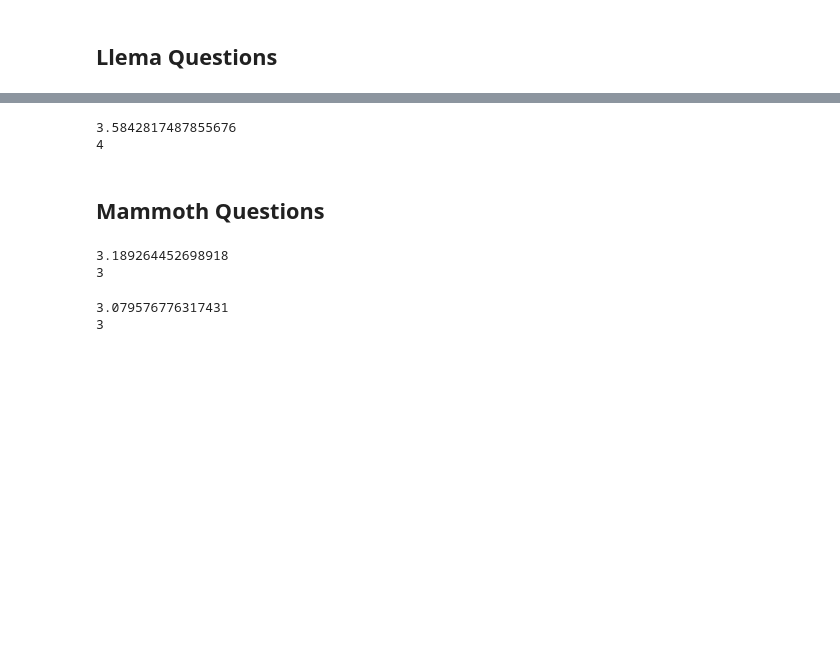
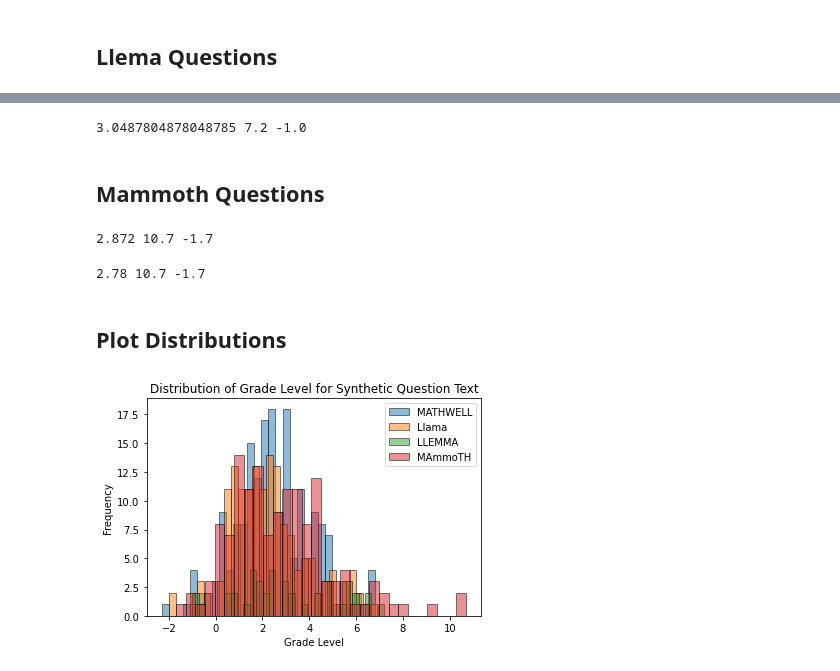
Before and after one commit to bryanchrist/llama2-70b, a Jupyter notebook: reading_level.ipynb, the cells around one changed output, grey strips where cells are left out. Cells and saved outputs as stored; diff of their text form; code cells hidden in the pictures; blank space fills up the shorter version.

```diff
--- a/reading_level.ipynb
+++ b/reading_level.ipynb
@@ -157,8 +133,5 @@ print(fk.grade_level)
 # %%
 mathwell_good = pd.read_csv('data/mathwell_good.csv')
-text = combine_questions(mathwell_good)
-r = Readability(text)
-fk = r.flesch_kincaid()
-print(fk.score)
-print(fk.grade_level)
+mathwell_good_grades = readability(mathwell_good)
+print(np.mean(mathwell_good_grades), max(mathwell_good_grades), min(mathwell_good_grades))
 # %% [output]
@@ -179,8 +147,5 @@ print(fk.grade_level)
 # %%
 llama_good = pd.read_csv('data/llama_good.csv')
-text = combine_questions(llama_good)
-r = Readability(text)
-fk = r.flesch_kincaid()
-print(fk.score)
-print(fk.grade_level)
+llama_good_grades = readability(llama_good)
+print(np.mean(llama_good_grades), max(llama_good_grades), min(llama_good_grades))
 # %% [output]
@@ -201,32 +161,39 @@ print(fk.grade_level)
 # %%
 llema_good = pd.read_csv('data/llema_good.csv')
-text = combine_questions(llema_good)
-r = Readability(text)
-fk = r.flesch_kincaid()
-print(fk.score)
-print(fk.grade_level)
+llema_good_grades = readability(llema_good)
+print(np.mean(llema_good_grades), max(llema_good_grades), min(llema_good_grades))
 # %% [output]
-3.5842817487855676
-4
+3.0487804878048785 7.2 -1.0
 # %% [markdown]
 ## Mammoth Questions
 # %%
 mammoth_all = pd.read_csv('data/mammoth_solvability.csv')
-text = combine_questions_all(mammoth_all)
-r = Readability(text)
-fk = r.flesch_kincaid()
-print(fk.score)
-print(fk.grade_level)
+mammoth_all_grades = readability_all(mammoth_all)
+print(np.mean(mammoth_all_grades), max(mammoth_all_grades), min(mammoth_all_grades))
 # %% [output]
-3.189264452698918
-3
+2.872 10.7 -1.7
 # %%
 mammoth_good = pd.read_csv('data/mammoth_good.csv')
-text = combine_questions(mammoth_good)
-r = Readability(text)
-fk = r.flesch_kincaid()
-print(fk.score)
-print(fk.grade_level)
+mammoth_good_grades = readability(mammoth_good)
+print(np.mean(mammoth_good_grades), max(mammoth_good_grades), min(mammoth_good_grades))
 # %% [output]
-3.079576776317431
-3
+2.78 10.7 -1.7
+# %% [markdown]
+## Plot Distributions
+# %%
+# Create a histogram
+plt.hist(mathwell_good_grades, bins=30, alpha=0.5, label='MATHWELL', edgecolor='black')
+plt.hist(llama_good_grades, bins=30, alpha=0.5, label='Llama', edgecolor='black')
+plt.hist(llema_good_grades, bins=30, alpha=0.5, label='LLEMMA', edgecolor='black')
+plt.hist(mammoth_good_grades, bins=30, alpha=0.5, label='MAmmoTH', edgecolor='black')
+
+# Customize the plot
+plt.title('Distribution of Grade Level for Synthetic Question Text')
+plt.xlabel('Grade Level')
+plt.ylabel('Frequency')
+plt.legend()
+
+# Show the plot
+plt.show()
+# %% [output]
+[figure, added]
```
Also changed, not shown: parts of 21 cells of this notebook, 3 other files.
